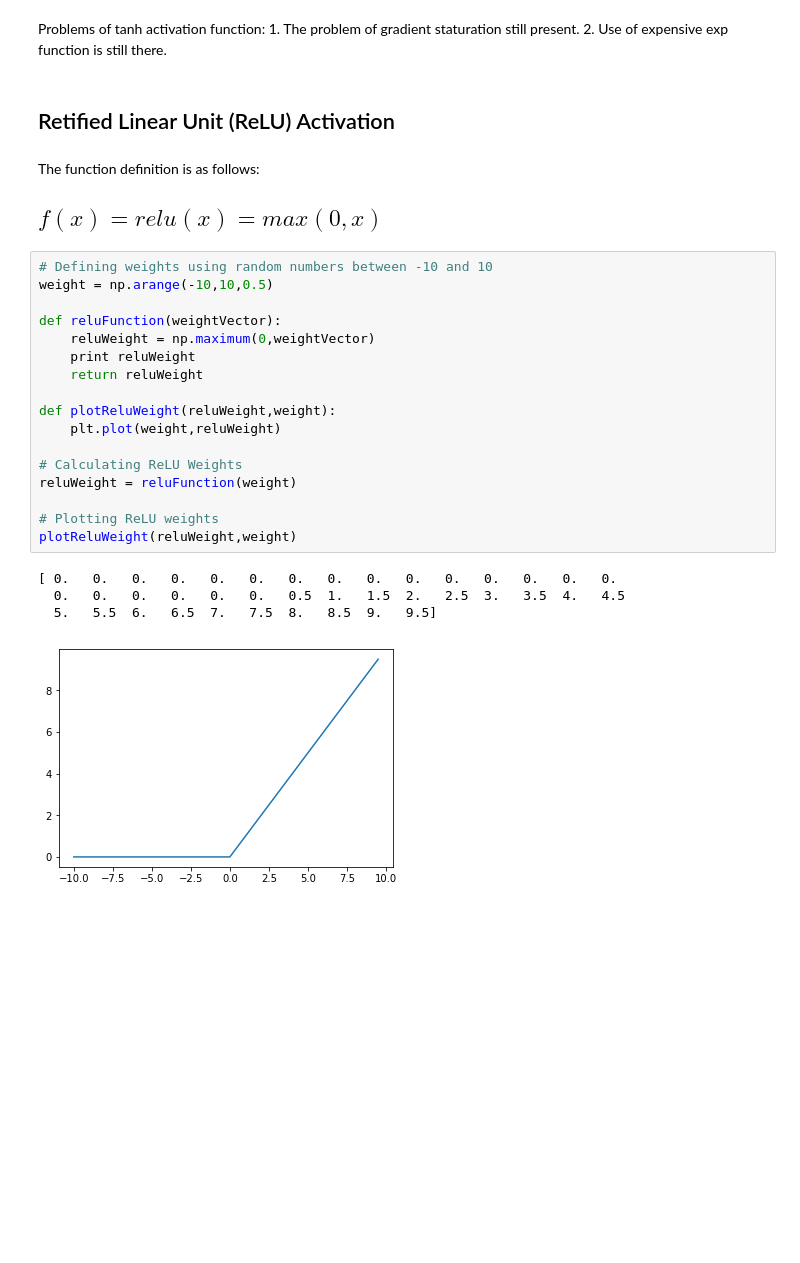
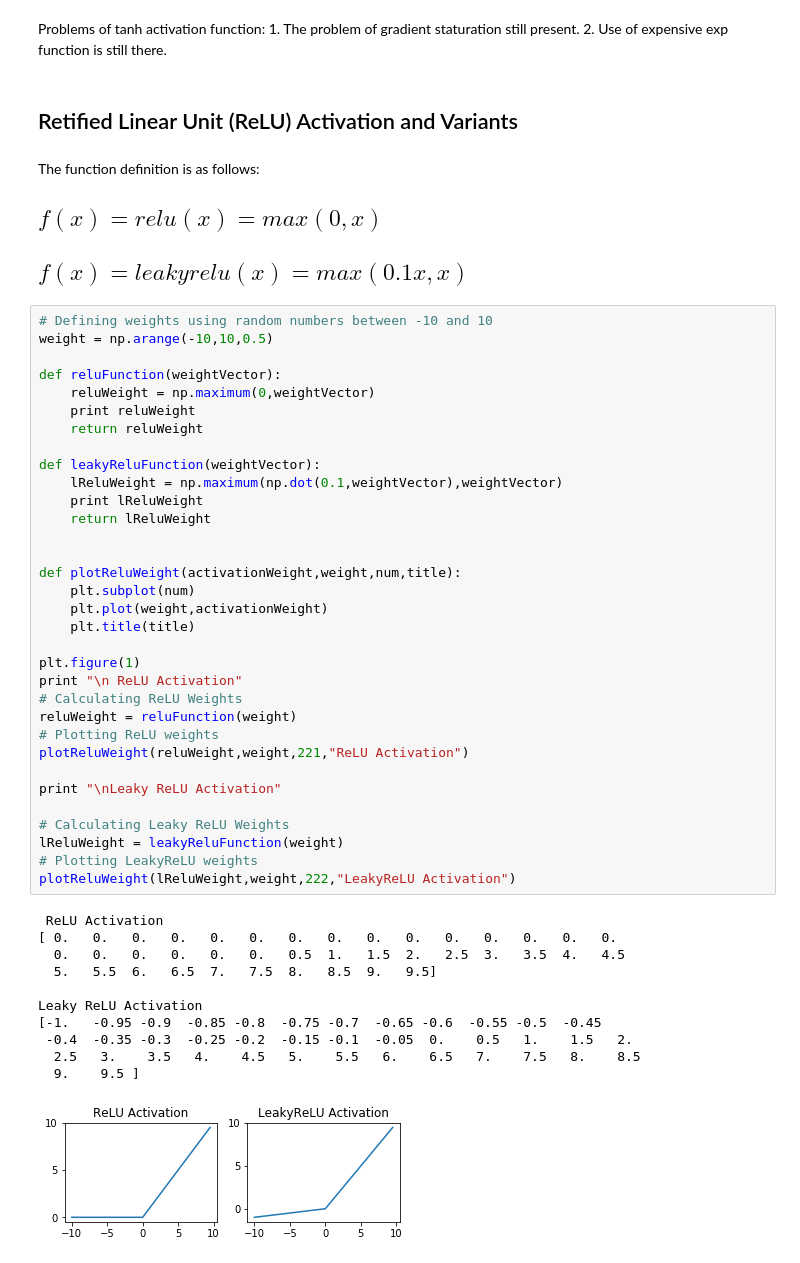
Before and after one commit to ashishpatel26/ML-Notes-in-Markdown, a Jupyter notebook: 07-DeepLearning/activationImplementation.ipynb, the cells around one changed output. Cells and saved outputs as stored; diff of their text form; blank space fills up the shorter version.

Commit message:
Leaky ReLU Added
Leaky ReLU Variant of ReLU activation.

```diff
--- a/07-DeepLearning/activationImplementation.ipynb
+++ b/07-DeepLearning/activationImplementation.ipynb
@@ -152,31 +152,56 @@ Problems of tanh activation function:
     1. The problem of gradient staturation still present.
     2. Use of expensive exp function is still there.
 # %% [markdown]
-## Retified Linear Unit (ReLU) Activation
+## Retified Linear Unit (ReLU) Activation and Variants
 # %% [markdown]
 The function definition is as follows:
 
 ## $f(x) = relu(x) = max(0,x)$
+
+## $f(x) = leakyrelu(x) = max(0.1x,x)$
 # %%
 # Defining weights using random numbers between -10 and 10
 weight = np.arange(-10,10,0.5)
 
 def reluFunction(weightVector):
     reluWeight = np.maximum(0,weightVector)
     print reluWeight
     return reluWeight
 
-def plotReluWeight(reluWeight,weight):
-    plt.plot(weight,reluWeight)
+def leakyReluFunction(weightVector):
+    lReluWeight = np.maximum(np.dot(0.1,weightVector),weightVector)
+    print lReluWeight
+    return lReluWeight
 
+
+def plotReluWeight(activationWeight,weight,num,title):
+    plt.subplot(num)
+    plt.plot(weight,activationWeight)
+    plt.title(title)
+
+plt.figure(1)
+print "\n ReLU Activation"
 # Calculating ReLU Weights
 reluWeight = reluFunction(weight)
+# Plotting ReLU weights
+plotReluWeight(reluWeight,weight,221,"ReLU Activation")
 
-# Plotting ReLU weights
-plotReluWeight(reluWeight,weight)
+print "\nLeaky ReLU Activation"
+
+# Calculating Leaky ReLU Weights
+lReluWeight = leakyReluFunction(weight)
+# Plotting LeakyReLU weights
+plotReluWeight(lReluWeight,weight,222,"LeakyReLU Activation")
 # %% [output]
+ ReLU Activation
 [ 0.   0.   0.   0.   0.   0.   0.   0.   0.   0.   0.   0.   0.   0.   0.
   0.   0.   0.   0.   0.   0.   0.5  1.   1.5  2.   2.5  3.   3.5  4.   4.5
   5.   5.5  6.   6.5  7.   7.5  8.   8.5  9.   9.5]
+
+Leaky ReLU Activation
+[-1.   -0.95 -0.9  -0.85 -0.8  -0.75 -0.7  -0.65 -0.6  -0.55 -0.5  -0.45
+ -0.4  -0.35 -0.3  -0.25 -0.2  -0.15 -0.1  -0.05  0.    0.5   1.    1.5   2.
+  2.5   3.    3.5   4.    4.5   5.    5.5   6.    6.5   7.    7.5   8.    8.5
+  9.    9.5 ]
-[figure, old version]
+[figure, new version]
 # %% [markdown]
```
Also changed, not shown: parts of 2 cells of this notebook.
